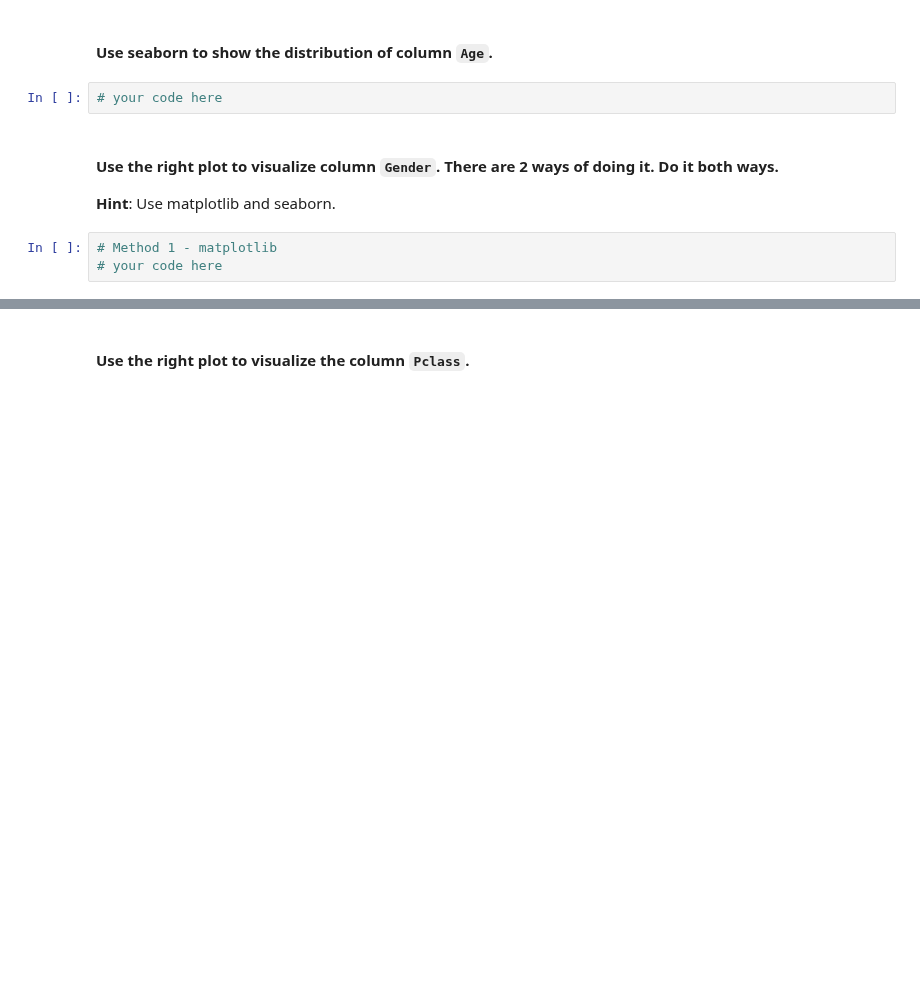
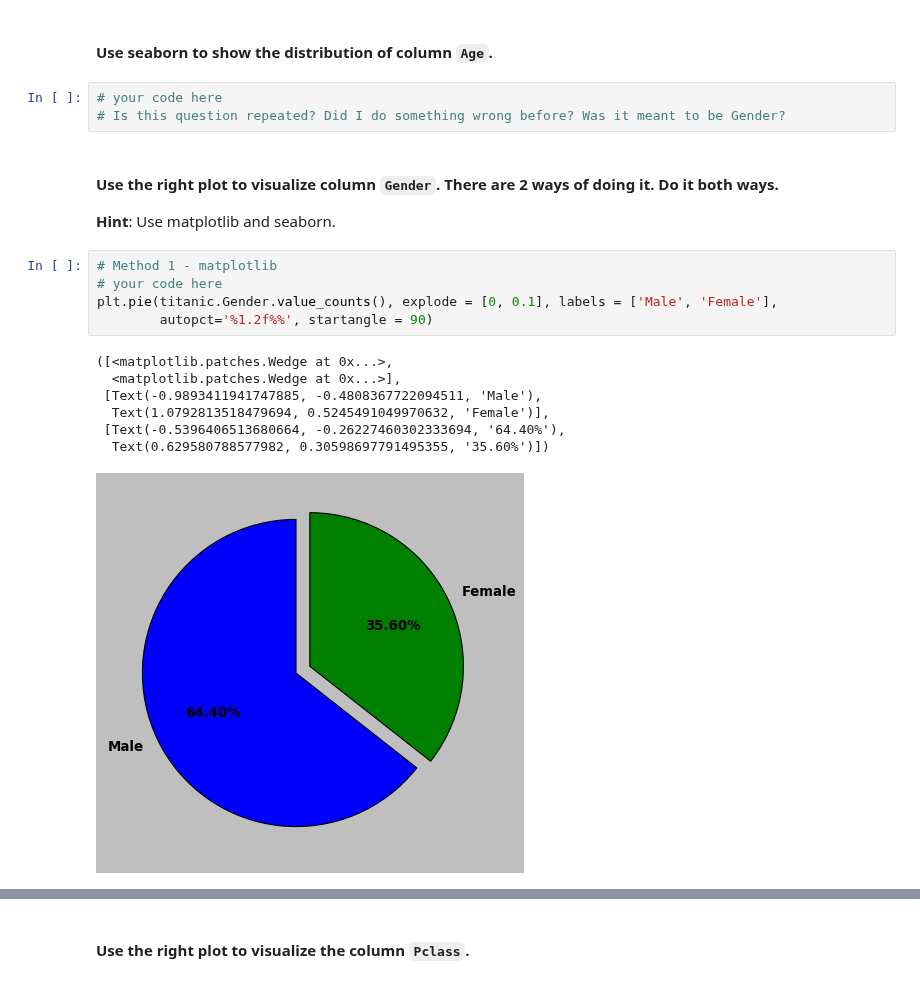
Before and after one commit to ta-data-lis/lab-matplotlib-seaborn, a Jupyter notebook: your-code/main.ipynb, the cells around one changed output, grey strips where cells are left out. Drawn from its saved outputs; the diff is of its cells as text; blank space fills up the shorter version.

```diff
--- a/your-code/main.ipynb
+++ b/your-code/main.ipynb
@@ -329,13 +409,24 @@ your comments here
 # %% [markdown]
 #### Use seaborn to show the distribution of column `Age`.
-# %%
-# your code here
+# %%
+# your code here
+# Is this question repeated? Did I do something wrong before? Was it meant to be Gender?
 # %% [markdown]
 #### Use the right plot to visualize column `Gender`. There are 2 ways of doing it. Do it both ways.
 **Hint**: Use matplotlib and seaborn.
 # %%
 # Method 1 - matplotlib
 # your code here
+plt.pie(titanic.Gender.value_counts(), explode = [0, 0.1], labels = ['Male', 'Female'],
+        autopct='%1.2f%%', startangle = 90)
+# %% [output]
+([<matplotlib.patches.Wedge at 0x...>,
+  <matplotlib.patches.Wedge at 0x...>],
+ [Text(-0.9893411941747885, -0.4808367722094511, 'Male'),
+  Text(1.0792813518479694, 0.5245491049970632, 'Female')],
+ [Text(-0.5396406513680664, -0.26227460302333694, '64.40%'),
+  Text(0.629580788577982, 0.30598697791495355, '35.60%')])
+[figure, added]
 # %%
 # Method 2 - seaborn
 # your code here
```
Also changed, not shown: parts of 27 cells of this notebook.
